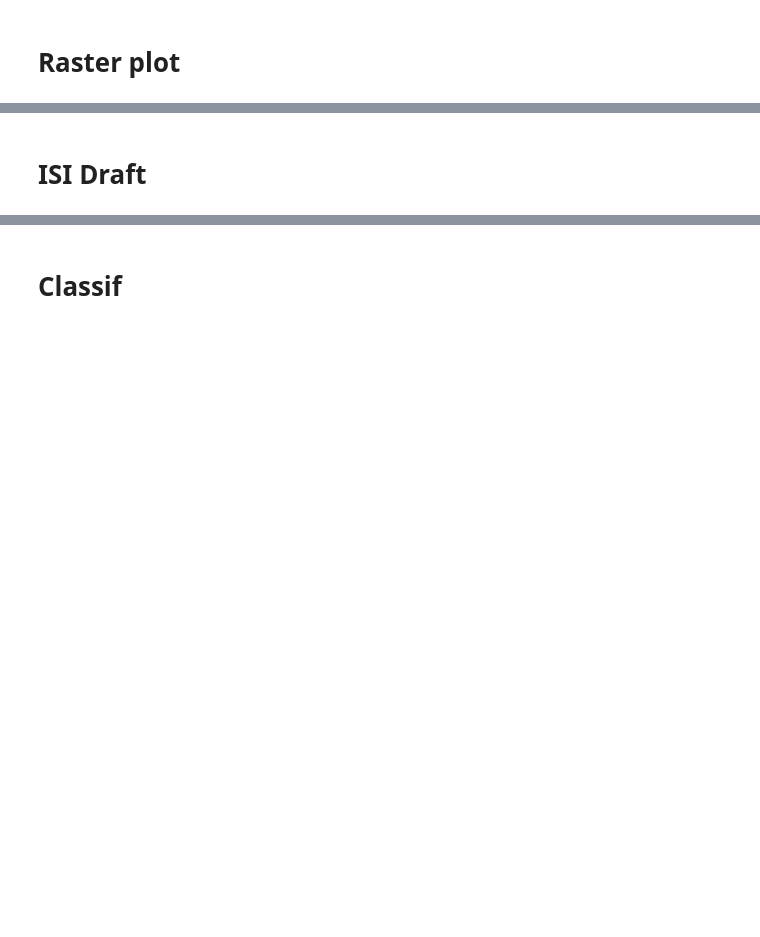
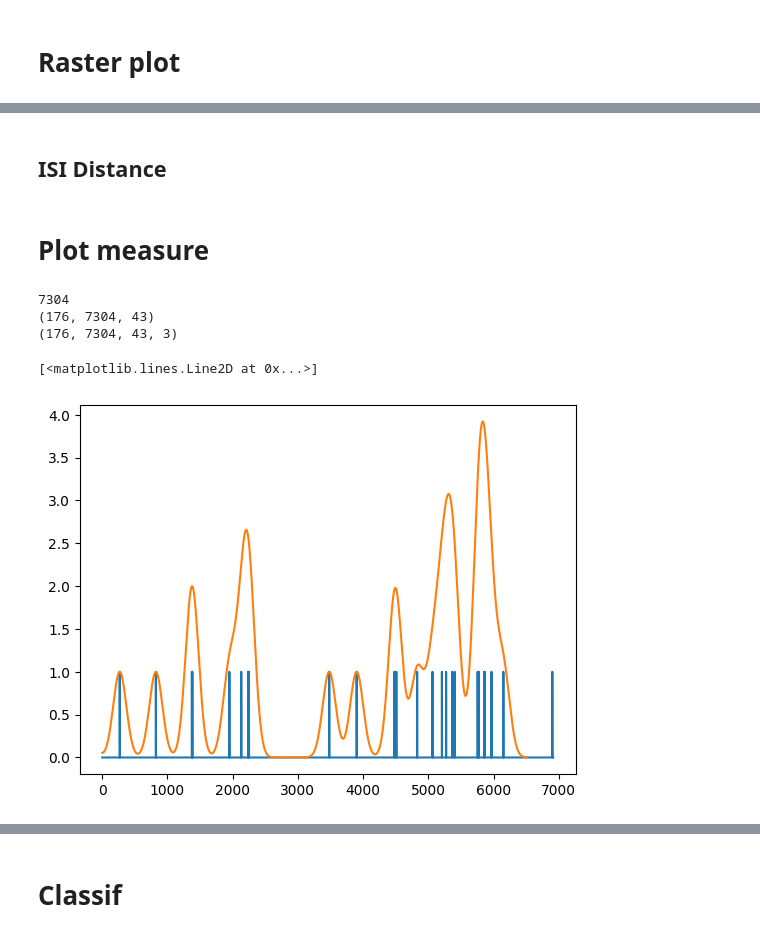
Before and after one commit to Lamifsud/pattern_classification_git, a Jupyter notebook: pipeline_drafts/HistGrad.ipynb, the cells around one changed output, grey strips where cells are left out. Saved outputs shown, nothing was run; the diff lists cells and outputs as text; code cells hidden in the pictures; blank space fills up the shorter version.

```diff
--- a/pipeline_drafts/HistGrad.ipynb
+++ b/pipeline_drafts/HistGrad.ipynb
@@ -145,2 +195,2 @@ plt.show()
 # %% [markdown]
-# ISI Draft
+## ISI Distance
@@ -166,3 +212,28 @@ for t in range(n_trials) :
 
     X_isi.append(X_isi_one_trial)
     ISI_distance.append(ISI_distance_one_trials)
+# %%
+max_length, time = tools.get_max_length_ISI(n_trials, ISI_distance)
+ISI_distance_interp = np.zeros((n_trials, max_length, n_pairs), dtype=np.float32)
+X_isi_interp = np.zeros((n_trials, max_length, n_neurons), dtype=np.float32)
+
+
+for t in range(n_trials):
+        for p in range(n_pairs):
+                ISI_distance_interp[t, :, p]  = ISI.interpolate_ISI_distance(ISI_distance[t][p], max_length)
+        for n in range(n_neurons) :
+                X_isi_interp[t, :, n] = ISI.interpolate_X_isi(X_isi[t][n], max_length)
+# %% [markdown]
+# Plot measure
+# %%
+print(max_length)
+print(spikes_binarized.shape)
+print(spike_convolved.shape)
+plt.plot(spikes_binarized[121,:,0])
+plt.plot(spike_convolved[121,:,0,2])
+# %% [output]
+7304
+(176, 7304, 43)
+(176, 7304, 43, 3)
+[<matplotlib.lines.Line2D at 0x...>]
+[figure, added]
```
Also changed, not shown: parts of 35 cells of this notebook, 4 other files.
